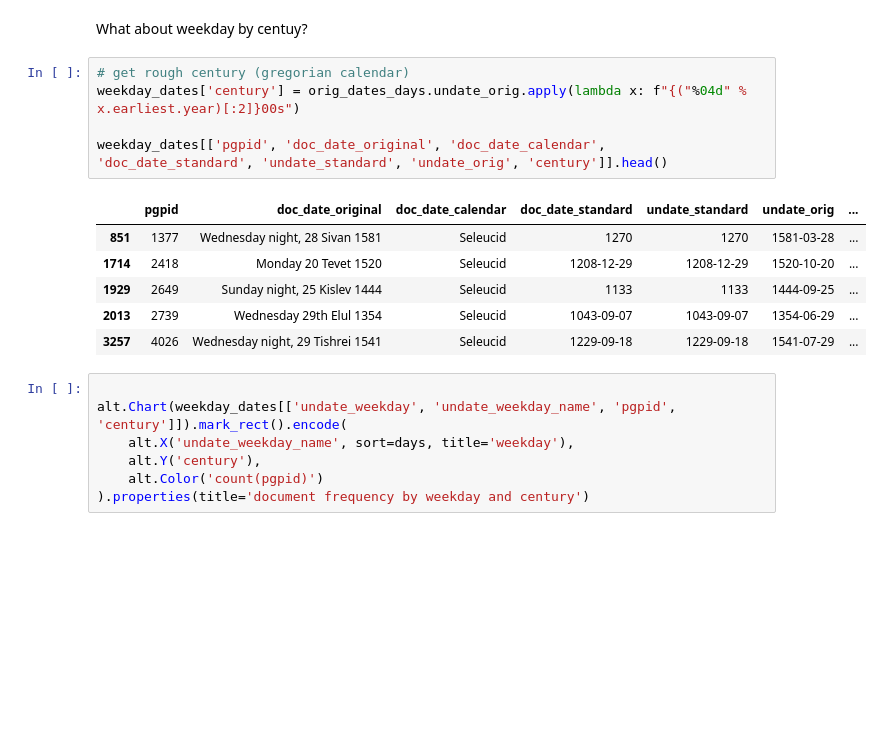
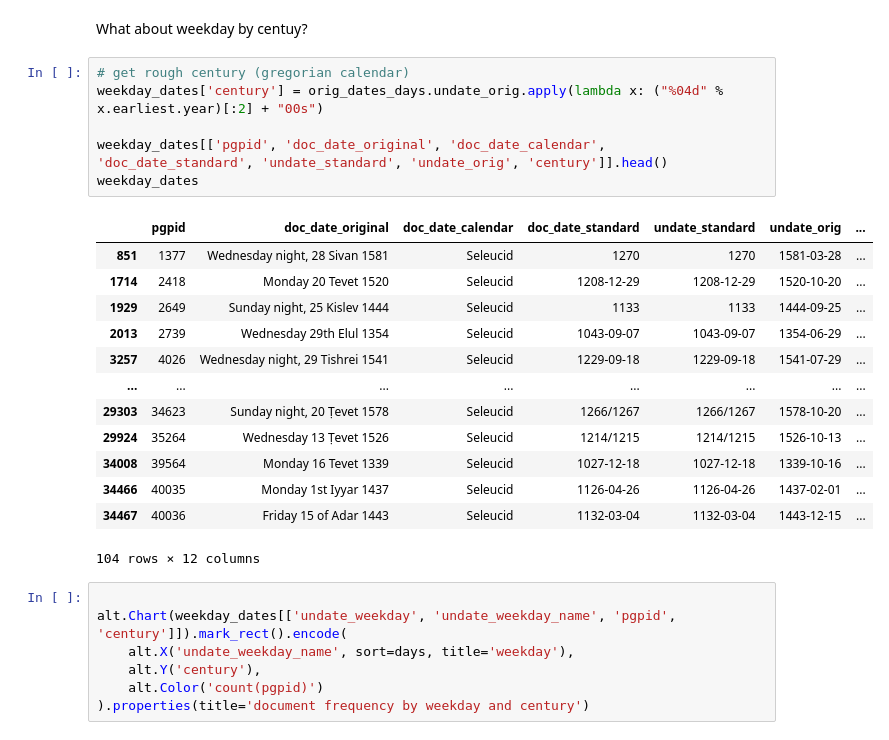
Before and after one commit to dh-tech/undate-python, a Jupyter notebook: examples/pgp_dates.ipynb, the cells around one changed output. Drawn from its saved outputs; the diff is of its cells as text; blank space fills up the shorter version.

```diff
--- a/examples/pgp_dates.ipynb
+++ b/examples/pgp_dates.ipynb
@@ -636,16 +636,24 @@ weekday_calendar_chart.resolve_scale(color='independent')
 What about weekday by centuy?
 # %%
 # get rough century (gregorian calendar)
-weekday_dates['century'] = orig_dates_days.undate_orig.apply(lambda x: f"{("%04d" % x.earliest.year)[:2]}00s")
+weekday_dates['century'] = orig_dates_days.undate_orig.apply(lambda x: ("%04d" % x.earliest.year)[:2] + "00s")
 
 weekday_dates[['pgpid', 'doc_date_original', 'doc_date_calendar', 'doc_date_standard', 'undate_standard', 'undate_orig', 'century']].head()
+weekday_dates
 # %% [output]
 |  | pgpid | doc_date_original | doc_date_calendar | doc_date_standard | undate_standard | undate_orig | ... |
 | 851 | 1377 | Wednesday night, 28 Sivan 1581 | Seleucid | 1270 | 1270 | 1581-03-28 | ... |
 | 1714 | 2418 | Monday 20 Tevet 1520 | Seleucid | 1208-12-29 | 1208-12-29 | 1520-10-20 | ... |
 | 1929 | 2649 | Sunday night, 25 Kislev 1444 | Seleucid | 1133 | 1133 | 1444-09-25 | ... |
 | 2013 | 2739 | Wednesday 29th Elul 1354 | Seleucid | 1043-09-07 | 1043-09-07 | 1354-06-29 | ... |
 | 3257 | 4026 | Wednesday night, 29 Tishrei 1541 | Seleucid | 1229-09-18 | 1229-09-18 | 1541-07-29 | ... |
+| ... | ... | ... | ... | ... | ... | ... | ... |
+| 29303 | 34623 | Sunday night, 20 Ṭevet 1578 | Seleucid | 1266/1267 | 1266/1267 | 1578-10-20 | ... |
+| 29924 | 35264 | Wednesday 13 Ṭevet 1526 | Seleucid | 1214/1215 | 1214/1215 | 1526-10-13 | ... |
+| 34008 | 39564 | Monday 16 Tevet 1339 | Seleucid | 1027-12-18 | 1027-12-18 | 1339-10-16 | ... |
+| 34466 | 40035 | Monday 1st Iyyar 1437 | Seleucid | 1126-04-26 | 1126-04-26 | 1437-02-01 | ... |
+| 34467 | 40036 | Friday 15 of Adar 1443 | Seleucid | 1132-03-04 | 1132-03-04 | 1443-12-15 | ... |
+104 rows × 12 columns
 # %%
 
 alt.Chart(weekday_dates[['undate_weekday', 'undate_weekday_name', 'pgpid', 'century']]).mark_rect().encode(
```
Also changed, not shown: parts of 17 cells of this notebook.
